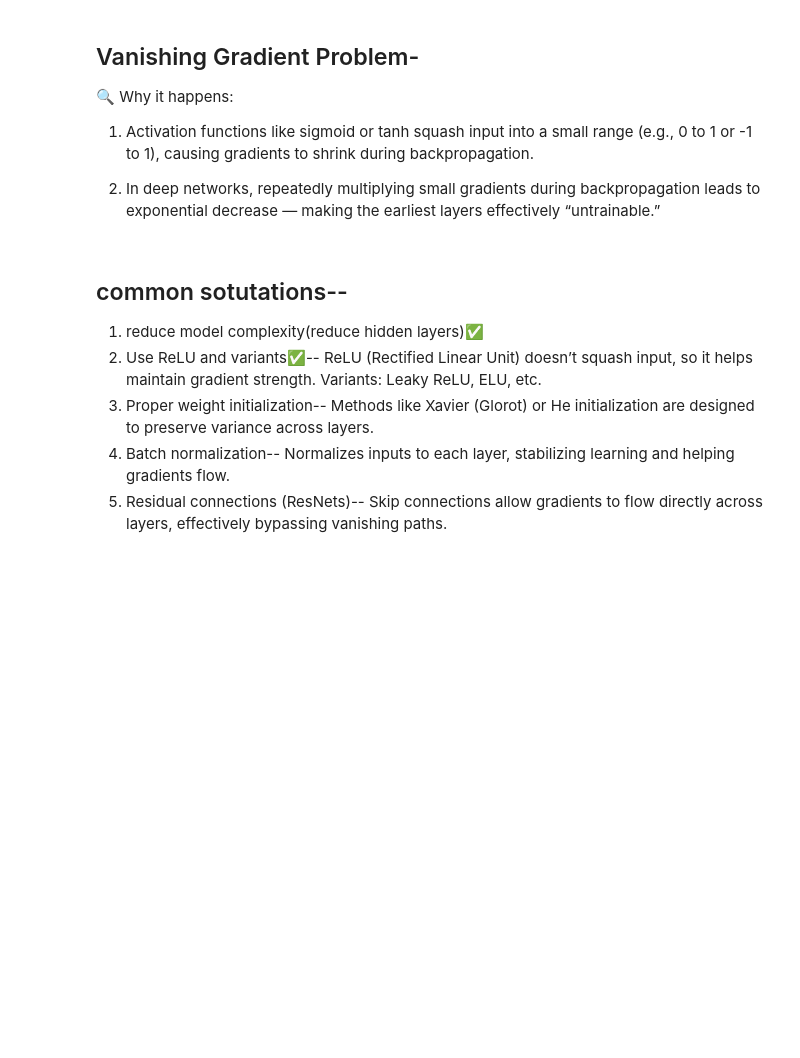
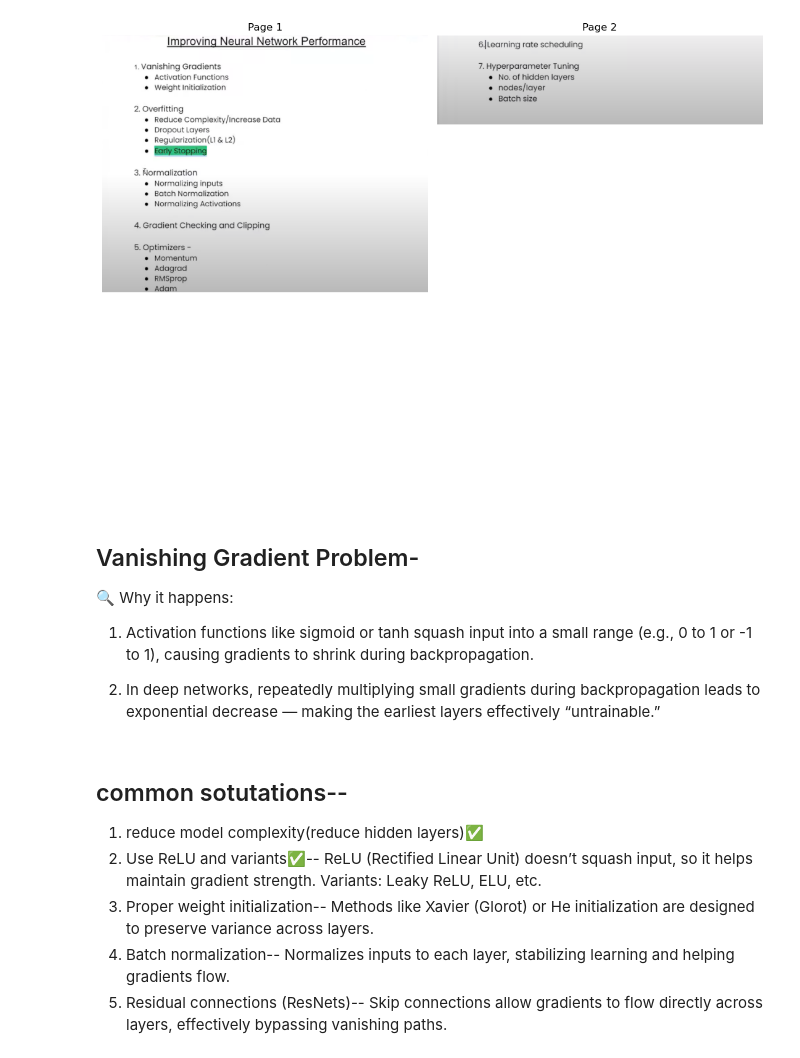
Before and after one commit to sachinjangir8/deep_learning_Notes, a Jupyter notebook: 01_PERCEPTRON/05.ipynb, the cells around one changed output. Saved outputs shown, nothing was run; the diff lists cells and outputs as text; code cells hidden in the pictures; blank space fills up the shorter version.

```diff
--- a/01_PERCEPTRON/05.ipynb
+++ b/01_PERCEPTRON/05.ipynb
@@ -1,3 +1,31 @@
+# %%
+import pymupdf
+import matplotlib.pyplot as plt
+from PIL import Image
+import io
+
+doc = pymupdf.open("./Improving_Neural_Network_Performance.pdf")
+
+# Create a subplot for 2 pages
+fig, axes = plt.subplots(1, 2, figsize=(11, 11))
+
+for i in range(2):  # Display first two pages
+    page = doc[i]
+    pix = page.get_pixmap()
+
+    # Convert to PIL image
+    img_bytes = pix.tobytes("ppm")
+    img = Image.open(io.BytesIO(img_bytes))
+
+    # Show the image in subplot
+    axes[i].imshow(img)
+    axes[i].axis("off")
+    axes[i].set_title(f"Page {i + 1}")
+
+plt.tight_layout()
+plt.show()
+# %% [output]
+[figure, added]
 # %% [markdown]
 ## Vanishing Gradient Problem-
 🔍 Why it happens:
```
Also changed, not shown: parts of 10 cells of this notebook, 6 other files.
